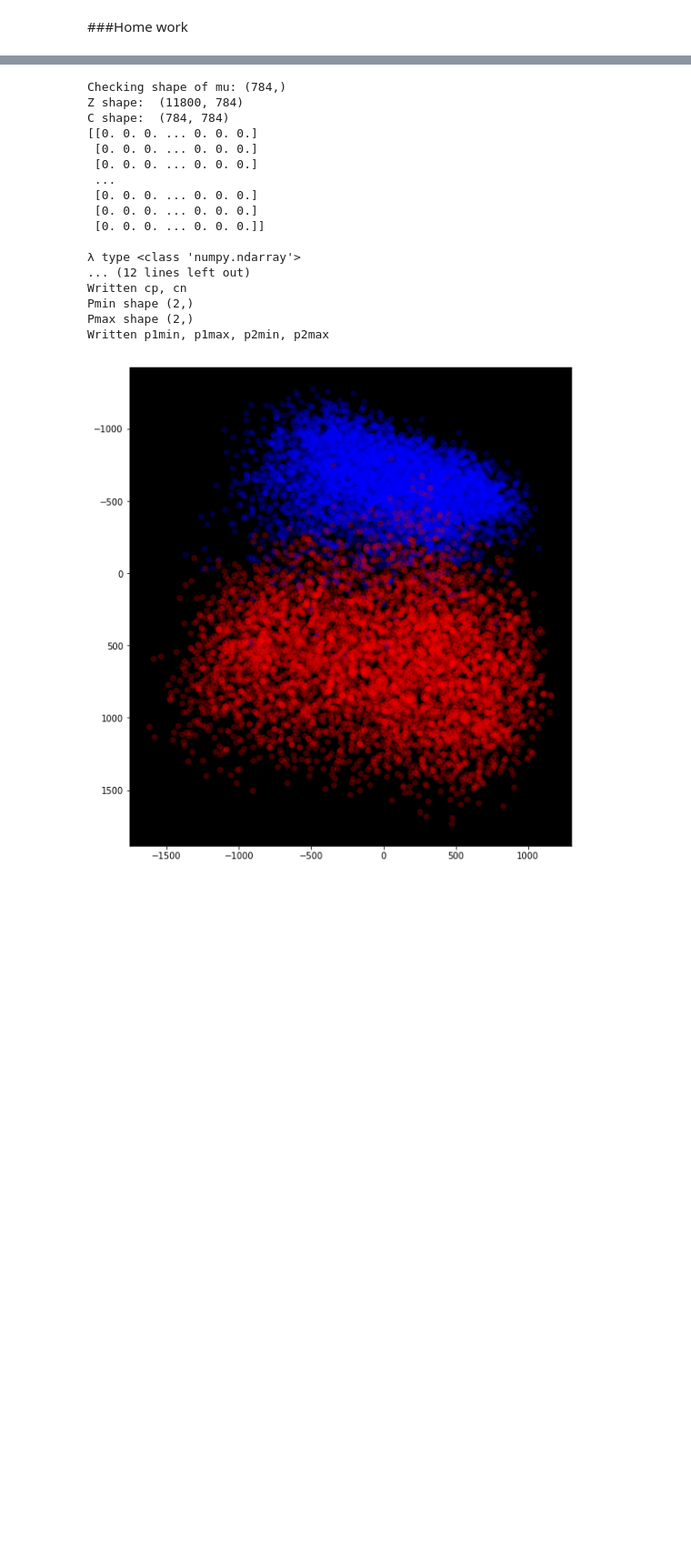
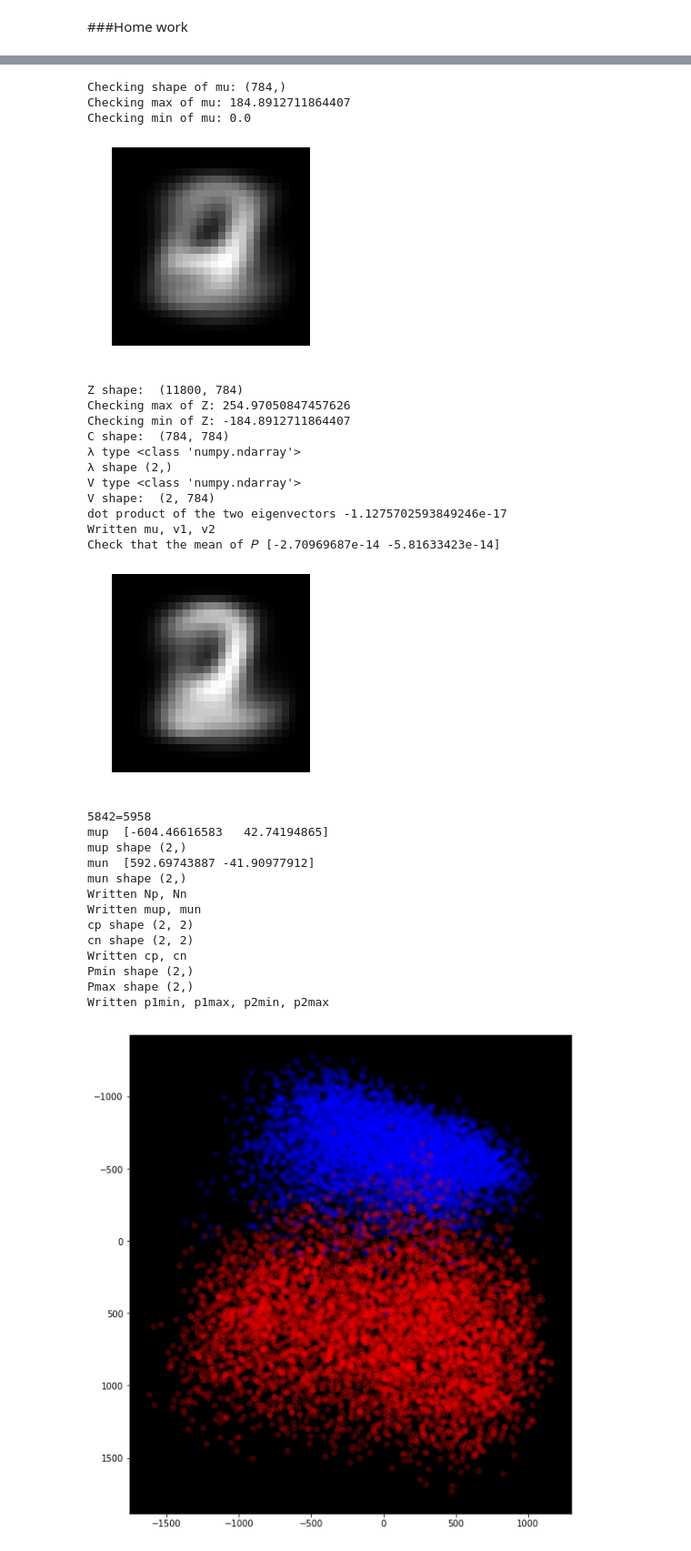
Before and after one commit to orhaneng/MachineLearningUCSC, a Jupyter notebook: Assignment#3.ipynb, the cells around one changed output, grey strips where cells are left out. Shown: that part at 91% size. Saved outputs shown, nothing was run; the diff lists cells and outputs as text; code cells hidden in the pictures; blank space fills up the shorter version.

```diff
--- a/Assignment#3.ipynb
+++ b/Assignment#3.ipynb
@@ -183,20 +183,25 @@ showing the two classes. The mean vector (mu) and two eigenvectors (v1, v2) calc
 
 mu = np.mean(X, axis=0)
 print("Checking shape of mu:", mu.shape)
+print("Checking max of mu:", np.amax(mu))
+print("Checking min of mu:", np.amin(mu))
+vectortoimg(mu)
+
+
 Z = X - mu
 print("Z shape: ", Z.shape)
-
+print("Checking max of Z:", np.amax(Z))
+print("Checking min of Z:", np.amin(Z))
 C = np.cov(Z, rowvar=False)
 print("C shape: ", C.shape)
-print(C)
 
 [λorig, Vorig] = LA.eigh(C)
 
 λF = np.flipud(λorig)
 VTF = np.flipud(Vorig.T)
+
 λ = λF[:2]
 V = VTF[:2]
-print()
 print("λ type", type(λ))
 print("λ shape", λ.shape)
 print("V type", type(V))
@@ -204,6 +209,8 @@ print("V shape: ", V.shape)
 
 v1 = V[0, :]
 v2 = V[1, :]
+
+print("dot product of the two eigenvectors", np.dot(v1,v2))
 
 writeExcelData(["Omer Orhan"], excelfile, 'Results', 1, 1)
 writeExcelData([mu], excelfile, 'Results', 2, 2)
@@ -213,65 +220,85 @@ writeExcelData([v2], excelfile, 'Results', 4, 2)
 print("Written mu, v1, v2")
 
 # Principal components
-P = np.dot(Z, V.T) #Dot product of two arrays. Specifically,
+
+#https://www.youtube.com/watch?v=_UVHneBUBW0  watch this video
+P = np.dot(Z, V.T) #Dot product of two arrays. Specifically, the most important 2 >> look at V
+print('Check that the mean of 𝑃 '+ str(np.mean(P,axis=0)))
 '''
 Dot product of two arrays. Specifically,
 If both a and b are 1-D arrays, it is inner product of vectors (without complex conjugation).
 If both a and b are 2-D arrays, it is matrix multiplication, but using matmul or a @ b is preferred.
 '''
+xrec = np.dot(P, V)+mu
+vectortoimg(xrec[50])
+
+
 
 labeln = firstDigit
 labelp = secondDigit
 N = np.alen(T)  #Return the length of the first dimension of the input array.
 
+print(str(Np)+'='+str(Nn))
 Np, Nn, Pp, Pn, mup, mun = get_data_for_labels(P, T, N, labelp, labeln)
 
 writeExcelData([Np, Nn], excelfile, 'Results', 6, 2)
 print("Written Np, Nn")
 
 writeExcelData([mup, mun], excelfile, 'Results', 9, 2)
 print("Written mup, mun")
 
 cp = np.cov(Pp, rowvar=False)
 cn = np.cov(Pn, rowvar=False)
 print("cp shape", cp.shape)
 print("cn shape", cn.shape)
 writeExcelData(cp, excelfile, 'Results', 12, 2)
 writeExcelData(cn, excelfile, 'Results', 14, 2)
 print("Written cp, cn")
 
 Pmin = np.amin(P, axis=0)
 Pmax = np.amax(P, axis=0)
 
 print("Pmin shape", Pmin.shape)
 print("Pmax shape", Pmax.shape)
 
 p1min = Pmin[0]
 p1max = Pmax[0]
 p2min = Pmin[1]
 p2max = Pmax[1]
 
 writeExcelData([[p1min, p1max]], excelfile, 'Results', 17, 2)
 writeExcelData([[p2min, p2max]], excelfile, 'Results', 18, 2)
 print("Written p1min, p1max, p2min, p2max")
 # %% [output]
 Checking shape of mu: (784,)
-Z shape:  (11800, 784)
-C shape:  (784, 784)
-[[0. 0. 0. ... 0. 0. 0.]
- [0. 0. 0. ... 0. 0. 0.]
- [0. 0. 0. ... 0. 0. 0.]
- ...
- [0. 0. 0. ... 0. 0. 0.]
- [0. 0. 0. ... 0. 0. 0.]
- [0. 0. 0. ... 0. 0. 0.]]
-
-λ type <class 'numpy.ndarray'>
-... (12 lines left out)
-Written cp, cn
-Pmin shape (2,)
-Pmax shape (2,)
-Written p1min, p1max, p2min, p2max
+Checking max of mu: 184.8912711864407
+Checking min of mu: 0.0
+[figure, added]
+Z shape:  (11800, 784)
+Checking max of Z: 254.97050847457626
+Checking min of Z: -184.8912711864407
+C shape:  (784, 784)
+λ type <class 'numpy.ndarray'>
+λ shape (2,)
+V type <class 'numpy.ndarray'>
+V shape:  (2, 784)
+dot product of the two eigenvectors -1.1275702593849246e-17
+Written mu, v1, v2
+Check that the mean of 𝑃 [-2.70969687e-14 -5.81633423e-14]
+[figure, added]
+5842=5958
+mup  [-604.46616583   42.74194865]
+mup shape (2,)
+mun  [592.69743887 -41.90977912]
+mun shape (2,)
+Written Np, Nn
+Written mup, mun
+cp shape (2, 2)
+cn shape (2, 2)
+Written cp, cn
+Pmin shape (2,)
+Pmax shape (2,)
+Written p1min, p1max, p2min, p2max
 # %%
 def draw_2D_point_cloud(P, T, labelp, labeln):
     # For best effect, points should not be drawn in sequence but in random order
```
Also changed, not shown: parts of 1 cell of this notebook.
